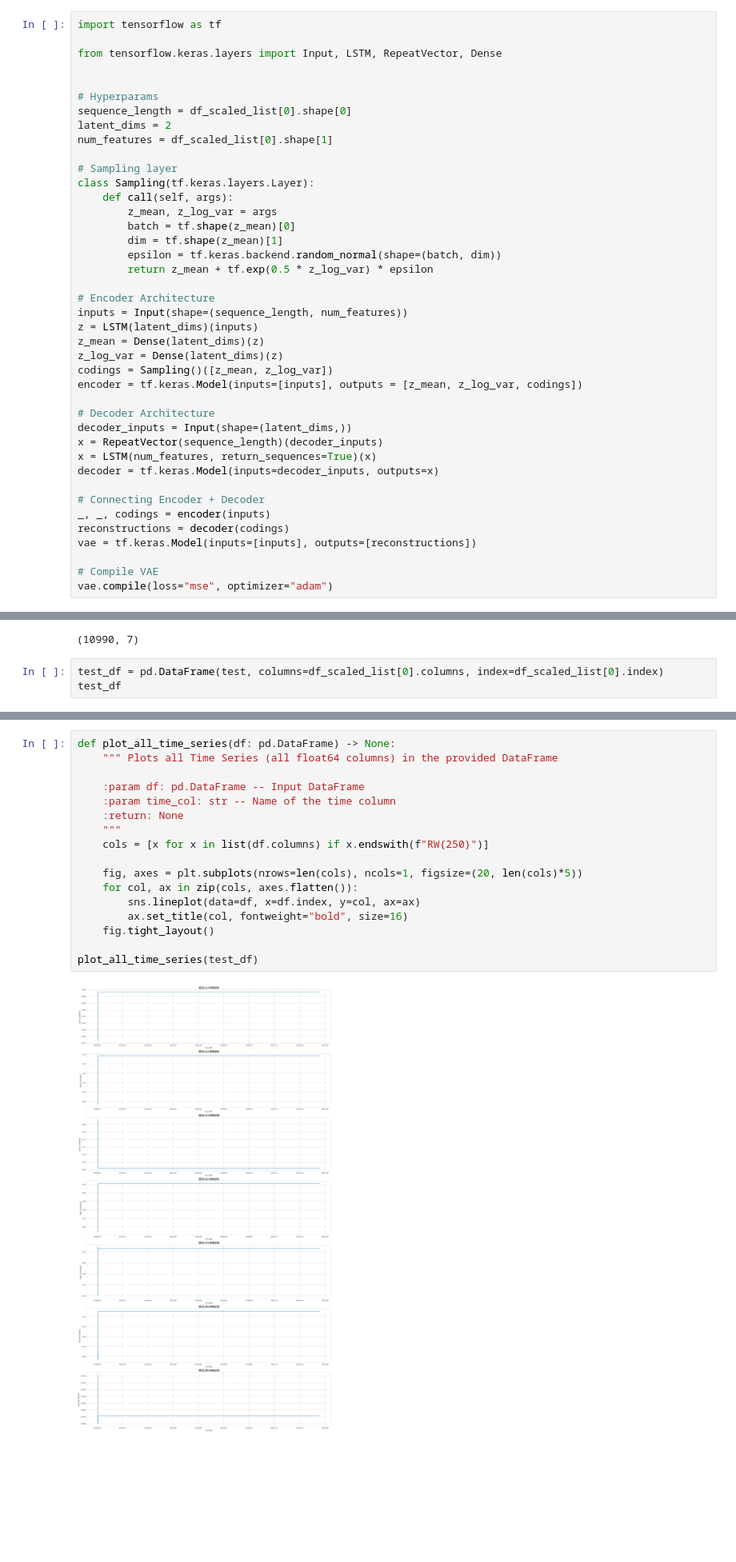
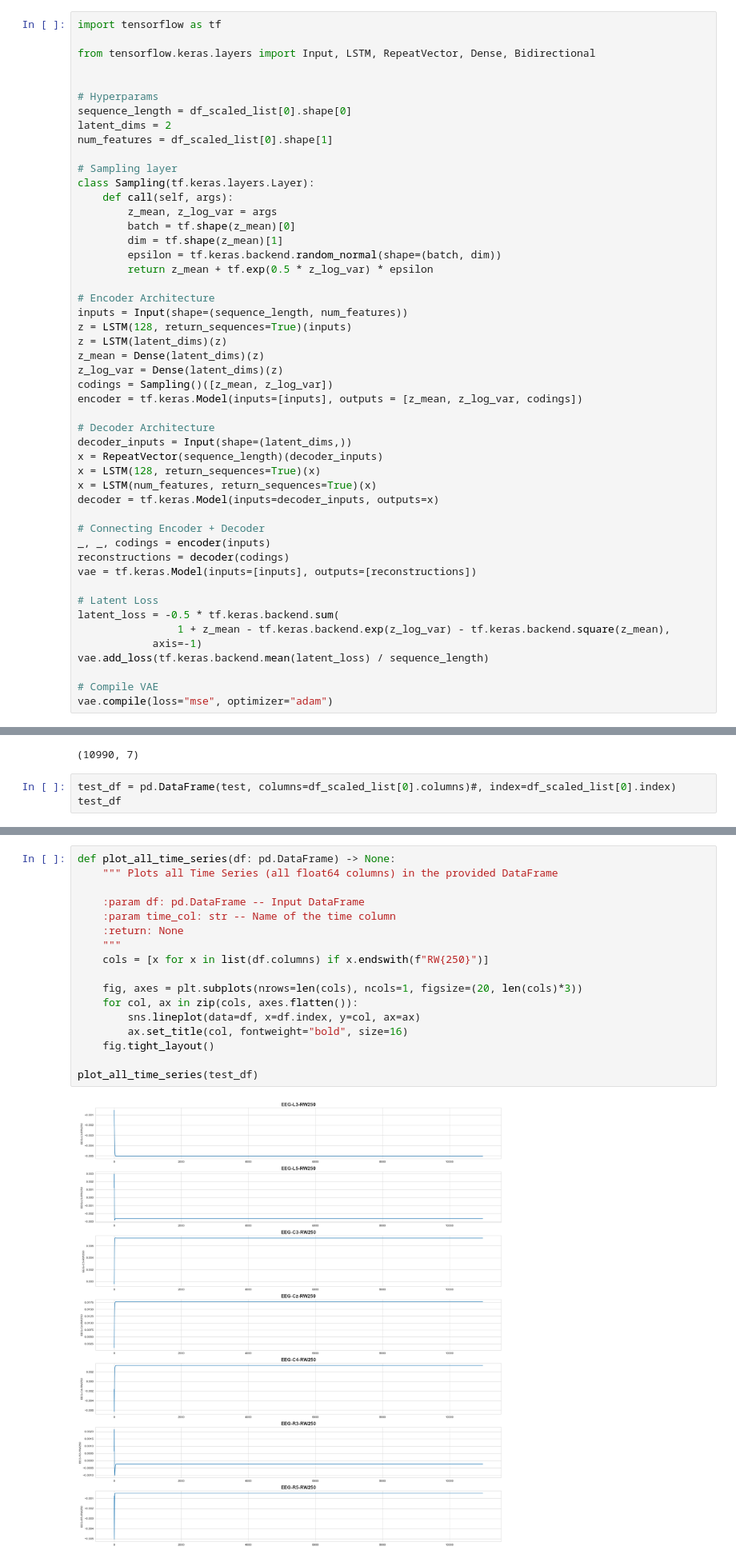
Before and after one commit to negralessio/biosignals-gen-ai, a Jupyter notebook: notebooks/modelling.ipynb, the cells around one changed output, grey strips where cells are left out. Shown: that part at 80% size. Saved outputs shown, nothing was run; the diff lists cells and outputs as text; blank space fills up the shorter version.

```diff
--- a/notebooks/modelling.ipynb
+++ b/notebooks/modelling.ipynb
@@ -105,7 +105,7 @@ print(reshaped_data.shape)
 # %%
 import tensorflow as tf
 
-from tensorflow.keras.layers import Input, LSTM, RepeatVector, Dense
+from tensorflow.keras.layers import Input, LSTM, RepeatVector, Dense, Bidirectional
 
 
 # Hyperparams
@@ -124,7 +124,8 @@ class Sampling(tf.keras.layers.Layer):
 
 # Encoder Architecture
 inputs = Input(shape=(sequence_length, num_features))
-z = LSTM(latent_dims)(inputs)
+z = LSTM(128, return_sequences=True)(inputs)
+z = LSTM(latent_dims)(z)
 z_mean = Dense(latent_dims)(z)
 z_log_var = Dense(latent_dims)(z)
 codings = Sampling()([z_mean, z_log_var])
@@ -133,6 +134,7 @@ encoder = tf.keras.Model(inputs=[inputs], outputs = [z_mean, z_log_var, codings]
 # Decoder Architecture
 decoder_inputs = Input(shape=(latent_dims,))
 x = RepeatVector(sequence_length)(decoder_inputs)
+x = LSTM(128, return_sequences=True)(x)
 x = LSTM(num_features, return_sequences=True)(x)
 decoder = tf.keras.Model(inputs=decoder_inputs, outputs=x)
 
@@ -141,5 +143,11 @@ _, _, codings = encoder(inputs)
 reconstructions = decoder(codings)
 vae = tf.keras.Model(inputs=[inputs], outputs=[reconstructions])
 
+# Latent Loss
+latent_loss = -0.5 * tf.keras.backend.sum(
+                1 + z_mean - tf.keras.backend.exp(z_log_var) - tf.keras.backend.square(z_mean),
+            axis=-1)
+vae.add_loss(tf.keras.backend.mean(latent_loss) / sequence_length)
+
 # Compile VAE
 vae.compile(loss="mse", optimizer="adam")
@@ -207,7 +218,7 @@ test.shape
 # %% [output]
 (10990, 7)
 # %%
-test_df = pd.DataFrame(test, columns=df_scaled_list[0].columns, index=df_scaled_list[0].index)
+test_df = pd.DataFrame(test, columns=df_scaled_list[0].columns)#, index=df_scaled_list[0].index)
 test_df
 # %% [output]
 |  | EEG-L3-RW250 | EEG-L5-RW250 | EEG-C3-RW250 | EEG-Cz-RW250 | EEG-C4-RW250 | EEG-R3-RW250 | EEG-R5-RW250 |
@@ -229,19 +239,19 @@ test_df
 # %%
 def plot_all_time_series(df: pd.DataFrame) -> None:
     """ Plots all Time Series (all float64 columns) in the provided DataFrame
 
     :param df: pd.DataFrame -- Input DataFrame
     :param time_col: str -- Name of the time column
     :return: None
     """
     cols = [x for x in list(df.columns) if x.endswith(f"RW{250}")]
 
-    fig, axes = plt.subplots(nrows=len(cols), ncols=1, figsize=(20, len(cols)*5))
+    fig, axes = plt.subplots(nrows=len(cols), ncols=1, figsize=(20, len(cols)*3))
     for col, ax in zip(cols, axes.flatten()):
         sns.lineplot(data=df, x=df.index, y=col, ax=ax)
         ax.set_title(col, fontweight="bold", size=16)
     fig.tight_layout()
 
 plot_all_time_series(test_df)
 # %% [output]
-[figure, old version]
+[figure, new version]
```
Also changed, not shown: parts of 6 cells of this notebook.
